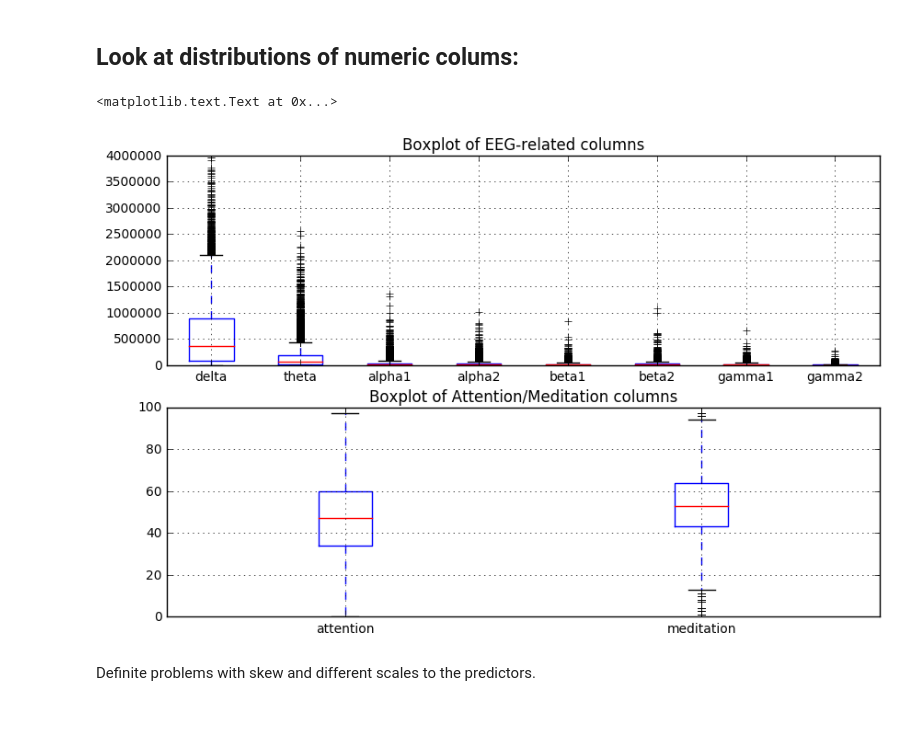
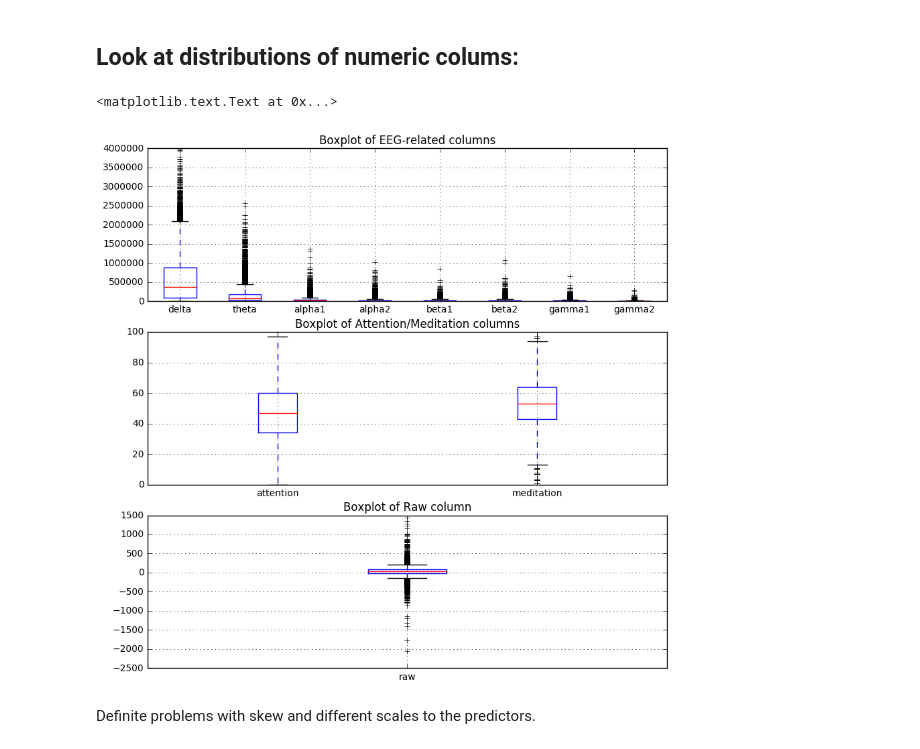
Before and after one commit to kimx3129/CSC529, a Jupyter notebook: csc_529_final_project_clean_transform.ipynb, the cells around one changed output. Saved outputs shown, nothing was run; the diff lists cells and outputs as text; code cells hidden in the pictures; blank space fills up the shorter version.

```diff
--- a/csc_529_final_project_clean_transform.ipynb
+++ b/csc_529_final_project_clean_transform.ipynb
@@ -6,6 +7,6 @@ from scipy import stats
 %matplotlib inline
 # %%
-eeg = pd.read_csv('Stratified_EEG_data.csv')
+eeg = pd.read_csv('EEG_merged.csv')
 eeg.head()
 # %% [output]
 |  | subject ID | Video ID | Attention | Meditation | Raw | Delta | Theta | Alpha 1 | Alpha 2 | Beta 1 | ... |
@@ -48,29 +49,34 @@ targetcols = ['predefinedlabel', 'self-definedlabel']
 catdummies = pd.get_dummies(eeg[catcols])
 
 # convert eeg data to standard spreadsheet format:
-finaldata = pd.concat([eeg[idcols], eeg[numcols], catdummies, eeg[targetcols]], axis = 1)
+stddata = pd.concat([eeg[idcols], eeg[numcols], catdummies, eeg[targetcols]], axis = 1)
 
 # save dataset:
-finaldata.to_csv('eeg_standardspreadsheet.csv')
+#stddata.to_csv('eeg_standardspreadsheet.csv')
 # %% [markdown]
 ## Look at distributions of numeric colums:
 # %%
 # all numeric columns other than attention, meditation, age:
 eegcols = [col for col in numcols if col not in ['attention', 'meditation', 'raw', 'age']]
 amcols = ['attention', 'meditation']
+raw = ['raw']
 
 fig = plt.figure(figsize = (10, 10))
 
 plt.subplot(311)
-finaldata[eegcols].boxplot(return_type = 'axes')
+stddata[eegcols].boxplot(return_type = 'axes')
 plt.title('Boxplot of EEG-related columns')
 
 plt.subplot(312)
-finaldata[amcols].boxplot(return_type = 'axes')
+stddata[amcols].boxplot(return_type = 'axes')
 plt.title('Boxplot of Attention/Meditation columns')
+
+plt.subplot(313)
+stddata[raw].boxplot(return_type = 'axes')
+plt.title('Boxplot of Raw column')
 # %% [output]
 <matplotlib.text.Text at 0x...>
-[figure, old version]
+[figure, new version]
 # %% [markdown]
 Definite problems with skew and different scales to the predictors.
 # %% [markdown]
```
Also changed, not shown: parts of 10 cells of this notebook.
